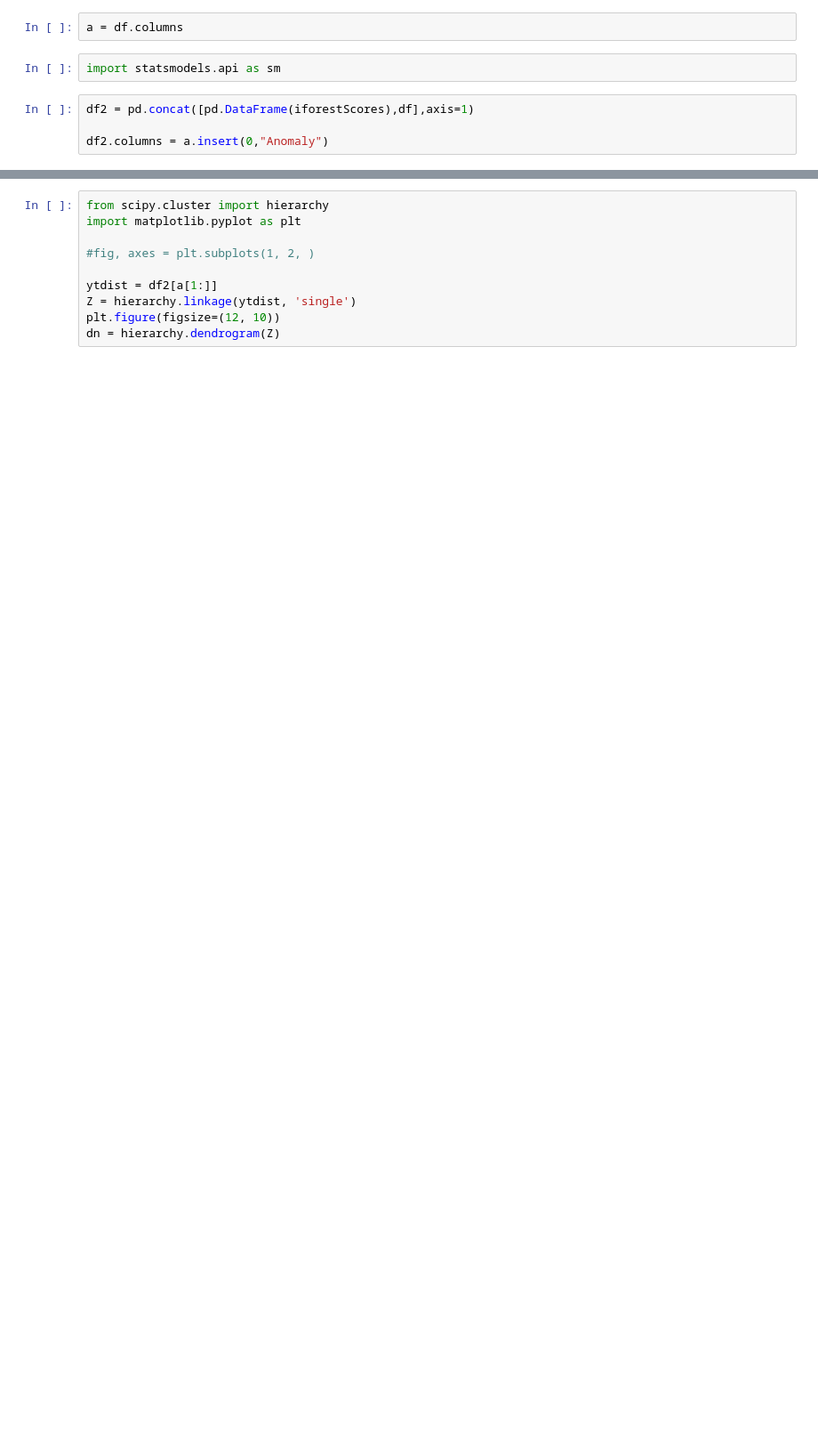
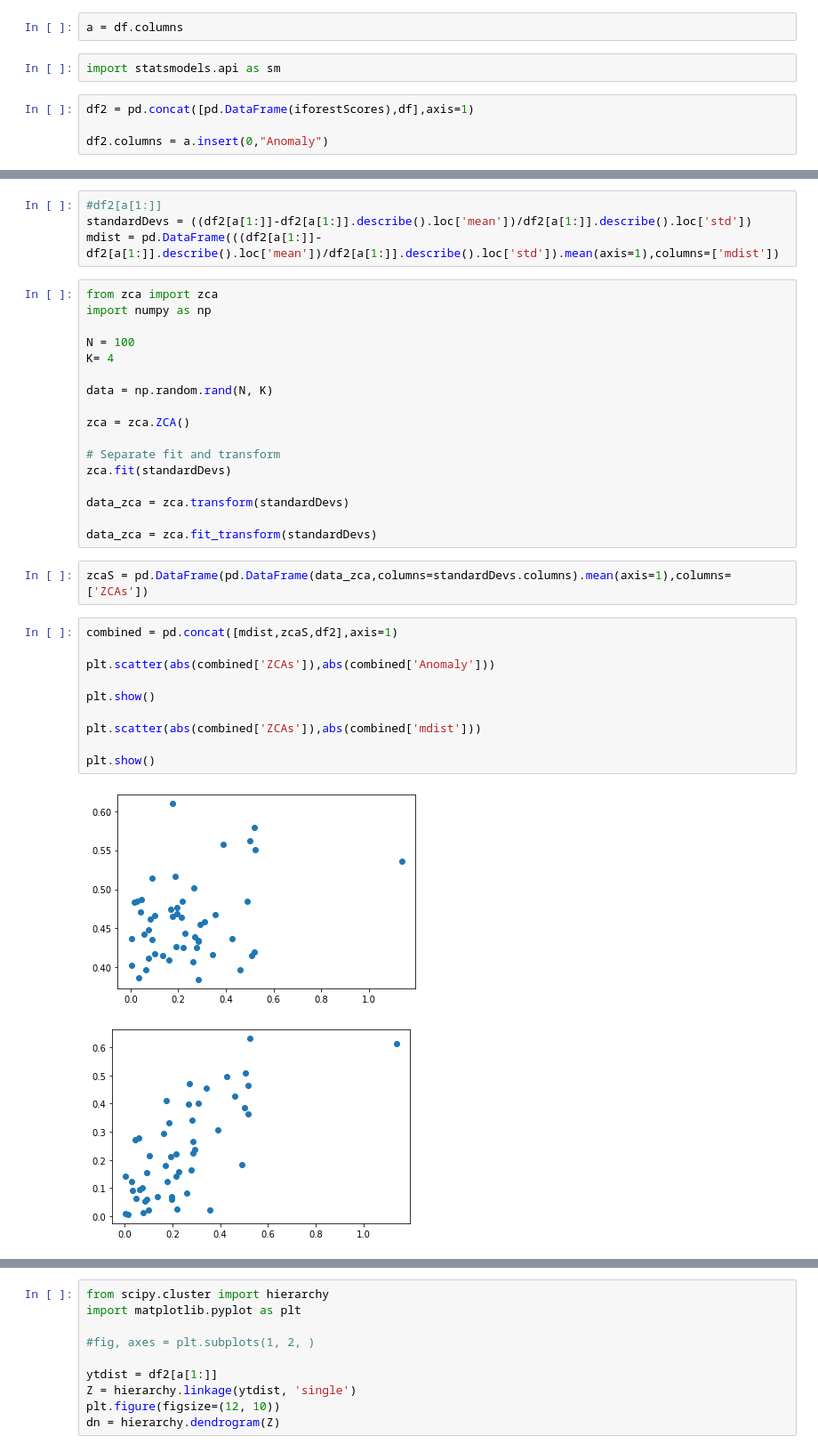
Before and after one commit to thistleknot/python-dev, a Jupyter notebook: Anomaly Detection.ipynb, the cells around one changed output, grey strips where cells are left out. Shown at 89% size. Saved outputs shown, nothing was run; the diff lists cells and outputs as text; blank space fills up the shorter version.

```diff
--- a/Anomaly Detection.ipynb
+++ b/Anomaly Detection.ipynb
@@ -138,0 +147,36 @@ _ = tree.plot_tree(regr,
+# %%
+#df2[a[1:]]
+standardDevs = ((df2[a[1:]]-df2[a[1:]].describe().loc['mean'])/df2[a[1:]].describe().loc['std'])
+mdist = pd.DataFrame(((df2[a[1:]]-df2[a[1:]].describe().loc['mean'])/df2[a[1:]].describe().loc['std']).mean(axis=1),columns=['mdist'])
+# %%
+from zca import zca
+import numpy as np
+
+N = 100
+K= 4
+
+data = np.random.rand(N, K)
+
+zca = zca.ZCA()
+
+# Separate fit and transform
+zca.fit(standardDevs)
+
+data_zca = zca.transform(standardDevs)
+
+data_zca = zca.fit_transform(standardDevs)
+# %%
+zcaS = pd.DataFrame(pd.DataFrame(data_zca,columns=standardDevs.columns).mean(axis=1),columns=['ZCAs'])
+# %%
+combined = pd.concat([mdist,zcaS,df2],axis=1)
+
+plt.scatter(abs(combined['ZCAs']),abs(combined['Anomaly']))
+
+plt.show()
+
+plt.scatter(abs(combined['ZCAs']),abs(combined['mdist']))
+
+plt.show()
+# %% [output]
+[figure, added]
+[figure, added]
```
Also changed, not shown: parts of 8 cells of this notebook.
